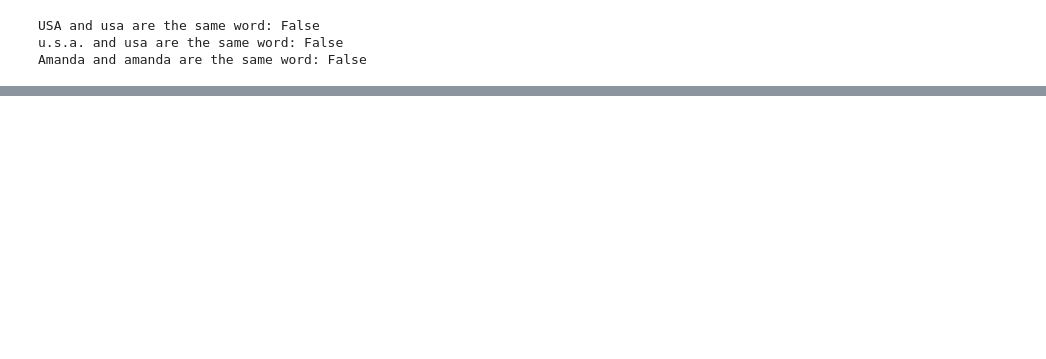
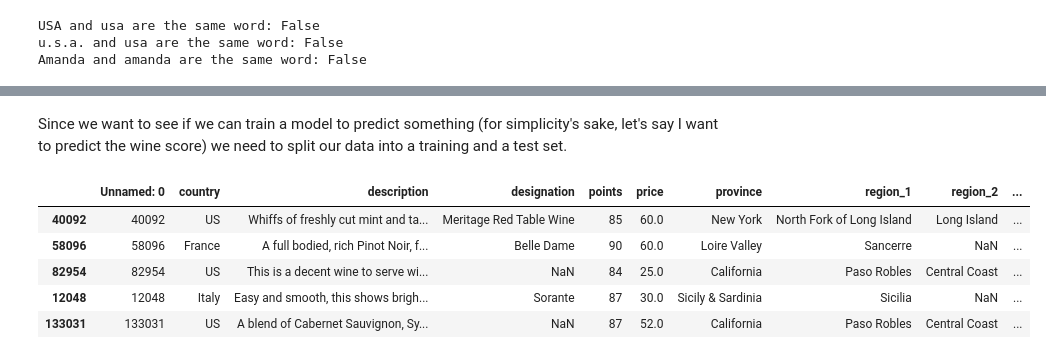
Before and after one commit to amandapogue/Insight_NLPBasics_Workshop, a Jupyter notebook: Workshop_Notebook.ipynb, the cells around one changed output, grey strips where cells are left out. Drawn from its saved outputs; the diff is of its cells as text; code cells hidden in the pictures; blank space fills up the shorter version.

```diff
--- a/Workshop_Notebook.ipynb
+++ b/Workshop_Notebook.ipynb
@@ -6,7 +18,9 @@ First we'll read in some data:
 # %%
 import pandas as pd
+import nltk
 
-wine_data = pd.read_csv("data/winemag-data_first150k.csv")
+# import data
+wine_data = pd.read_csv("data/winemag-data_first150k.csv", encoding = 'utf8')
 wine_data.head()
 # %% [output]
 |  | Unnamed: 0 | country | description | designation | points | price | province | region_1 | region_2 | ... |
@@ -15,4 +29,7 @@ wine_data.head()
 | 2 | 2 | US | Mac Watson honors the memory of a... | Special Selected Late Harvest | 96 | 90.0 | California | Knights Valley | Sonoma | ... |
 | 3 | 3 | US | This spent 20 months in 30% new F... | Reserve | 96 | 65.0 | Oregon | Willamette Valley | Willamette Valley | ... |
 | 4 | 4 | France | This is the top wine from La Bégu... | La Brûlade | 95 | 66.0 | Provence | Bandol | NaN | ... |
+# %%
+# remove any rows where we have no description
+wine_data = wine_data[pd.notnull(wine_data['description'])]
 # %% [markdown]
@@ -31,0 +529,16 @@ Amanda and amanda are the same word: False
+# %% [markdown]
+Since we want to see if we can train a model to predict something (for simplicity's sake, let's say I want to predict the wine score) we need to split our data into a training and a test set.
+# %%
+from sklearn.model_selection import train_test_split
+
+# split the data
+train, test = train_test_split(wine_data, test_size=0.2, random_state=42)
+
+train.head()
+# %% [output]
+|  | Unnamed: 0 | country | description | designation | points | price | province | region_1 | region_2 | ... |
+| 40092 | 40092 | US | Whiffs of freshly cut mint and ta... | Meritage Red Table Wine | 85 | 60.0 | New York | North Fork of Long Island | Long Island | ... |
+| 58096 | 58096 | France | A full bodied, rich Pinot Noir, f... | Belle Dame | 90 | 60.0 | Loire Valley | Sancerre | NaN | ... |
+| 82954 | 82954 | US | This is a decent wine to serve wi... | NaN | 84 | 25.0 | California | Paso Robles | Central Coast | ... |
+| 12048 | 12048 | Italy | Easy and smooth, this shows brigh... | Sorante | 87 | 30.0 | Sicily & Sardinia | Sicilia | NaN | ... |
+| 133031 | 133031 | US | A blend of Cabernet Sauvignon, Sy... | NaN | 87 | 52.0 | California | Paso Robles | Central Coast | ... |
```
Also changed, not shown: parts of 79 cells of this notebook, 1 other file.
